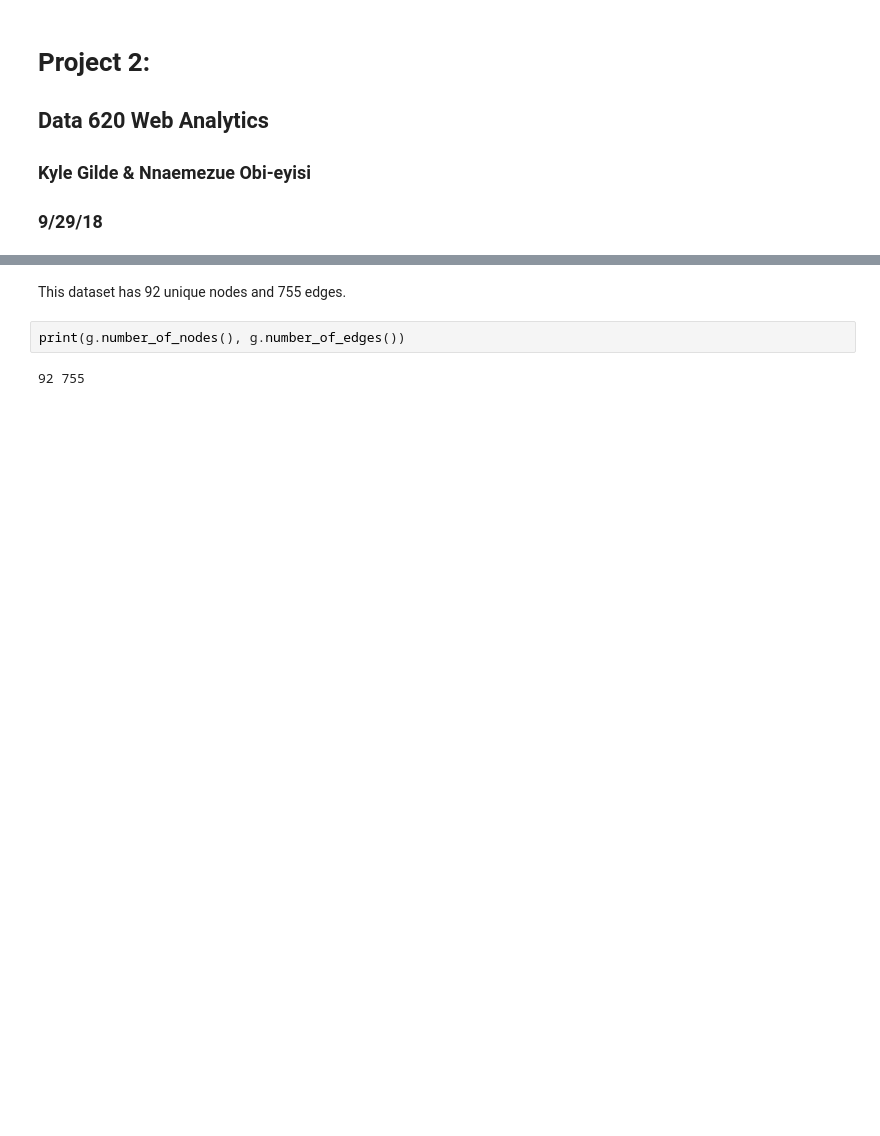
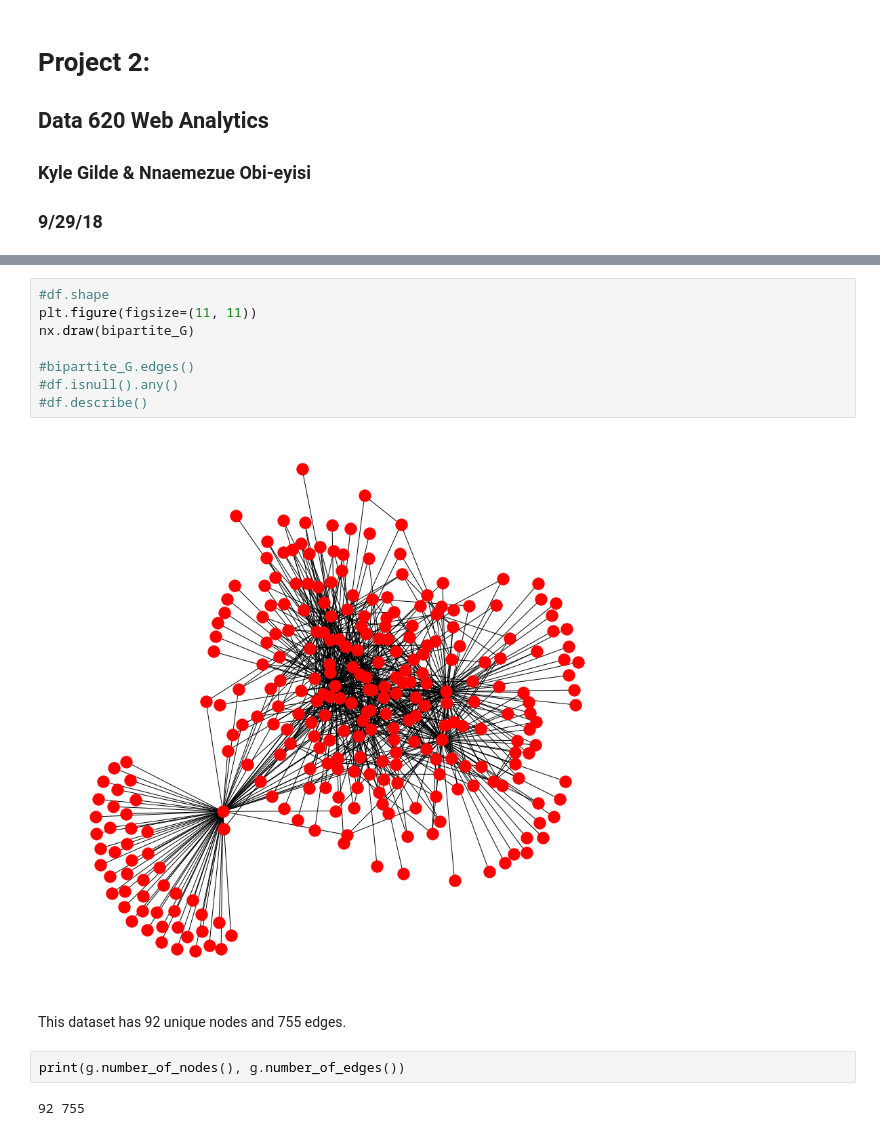
Before and after one commit to kylegilde/D620-Web-Analytics-Group-Project, a Jupyter notebook: project-02-bipartite-analysis/project-02-bipartite-analysis.ipynb, the cells around one changed output, grey strips where cells are left out. Saved outputs shown, nothing was run; the diff lists cells and outputs as text; blank space fills up the shorter version.

```diff
--- a/project-02-bipartite-analysis/project-02-bipartite-analysis.ipynb
+++ b/project-02-bipartite-analysis/project-02-bipartite-analysis.ipynb
@@ -38,3 +50,13 @@ nx.set_node_attributes(g, attr_dict, 'dept')
+# %%
+#df.shape
+plt.figure(figsize=(11, 11))
+nx.draw(bipartite_G)
+
+#bipartite_G.edges()
+#df.isnull().any()
+#df.describe()
+# %% [output]
+[figure, added]
 # %% [markdown]
 This dataset has 92 unique nodes and 755 edges.
 # %%
```
Also changed, not shown: parts of 2 cells of this notebook.
